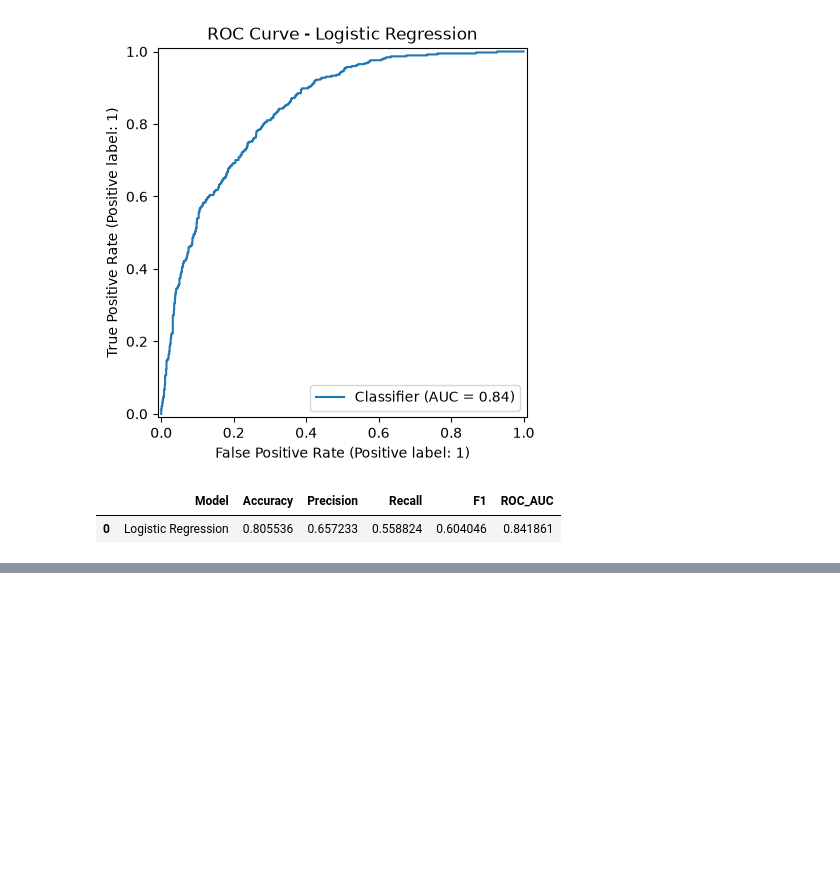
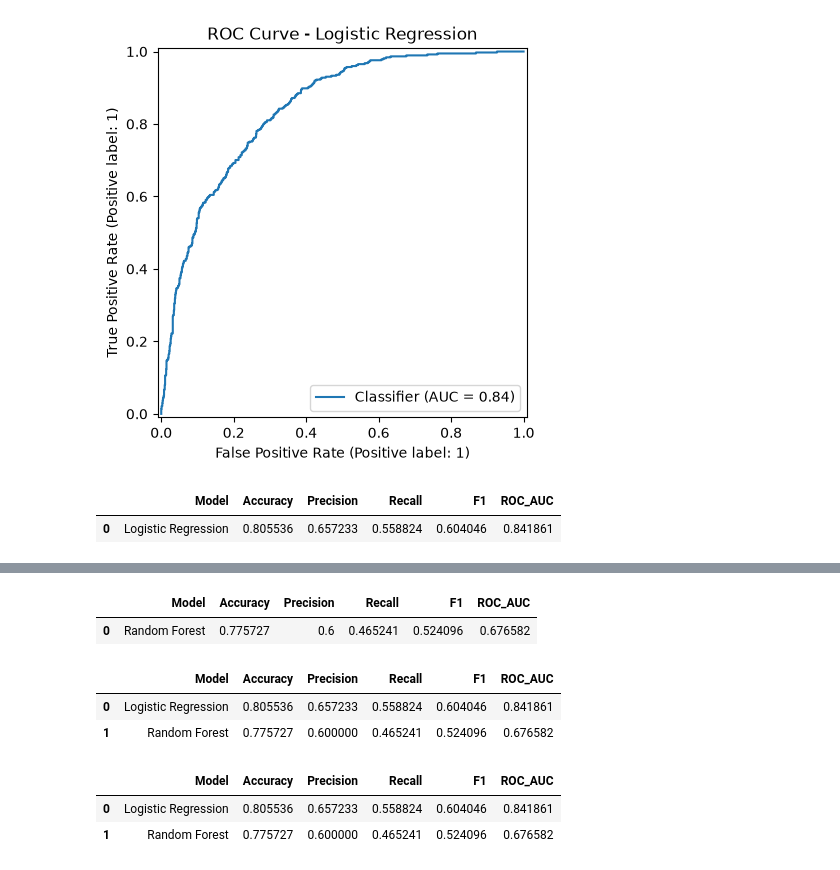
Before and after one commit to okox01/Machine_Learning_Projects, a Jupyter notebook: Customer-Churn-MLOps/notebooks/03_model_experiments.ipynb, the cells around one changed output, grey strips where cells are left out. Saved outputs shown, nothing was run; the diff lists cells and outputs as text; code cells hidden in the pictures; blank space fills up the shorter version.

```diff
--- a/Customer-Churn-MLOps/notebooks/03_model_experiments.ipynb
+++ b/Customer-Churn-MLOps/notebooks/03_model_experiments.ipynb
@@ -249,0 +361,32 @@ baseline_results
+# %%
+rf_results=pd.DataFrame({
+    "Model":["Random Forest"],
+    "Accuracy":[rf_accuracy],
+    "Precision":[rf_precision],
+    "Recall":[rf_recall],
+    "F1":[rf_f1],
+    "ROC_AUC":[rf_roc_auc]
+})
+# %%
+rf_results
+# %% [output]
+|  | Model | Accuracy | Precision | Recall | F1 | ROC_AUC |
+| 0 | Random Forest | 0.775727 | 0.6 | 0.465241 | 0.524096 | 0.676582 |
+# %%
+model_comparison=pd.concat([
+    baseline_results,
+    rf_results
+],ignore_index=True
+)
+# %%
+model_comparison.reset_index(drop=True)
+# %% [output]
+|  | Model | Accuracy | Precision | Recall | F1 | ROC_AUC |
+| 0 | Logistic Regression | 0.805536 | 0.657233 | 0.558824 | 0.604046 | 0.841861 |
+| 1 | Random Forest | 0.775727 | 0.600000 | 0.465241 | 0.524096 | 0.676582 |
+# %%
+model_comparison
+# %% [output]
+|  | Model | Accuracy | Precision | Recall | F1 | ROC_AUC |
+| 0 | Logistic Regression | 0.805536 | 0.657233 | 0.558824 | 0.604046 | 0.841861 |
+| 1 | Random Forest | 0.775727 | 0.600000 | 0.465241 | 0.524096 | 0.676582 |
```
Also changed, not shown: parts of 30 cells of this notebook.
